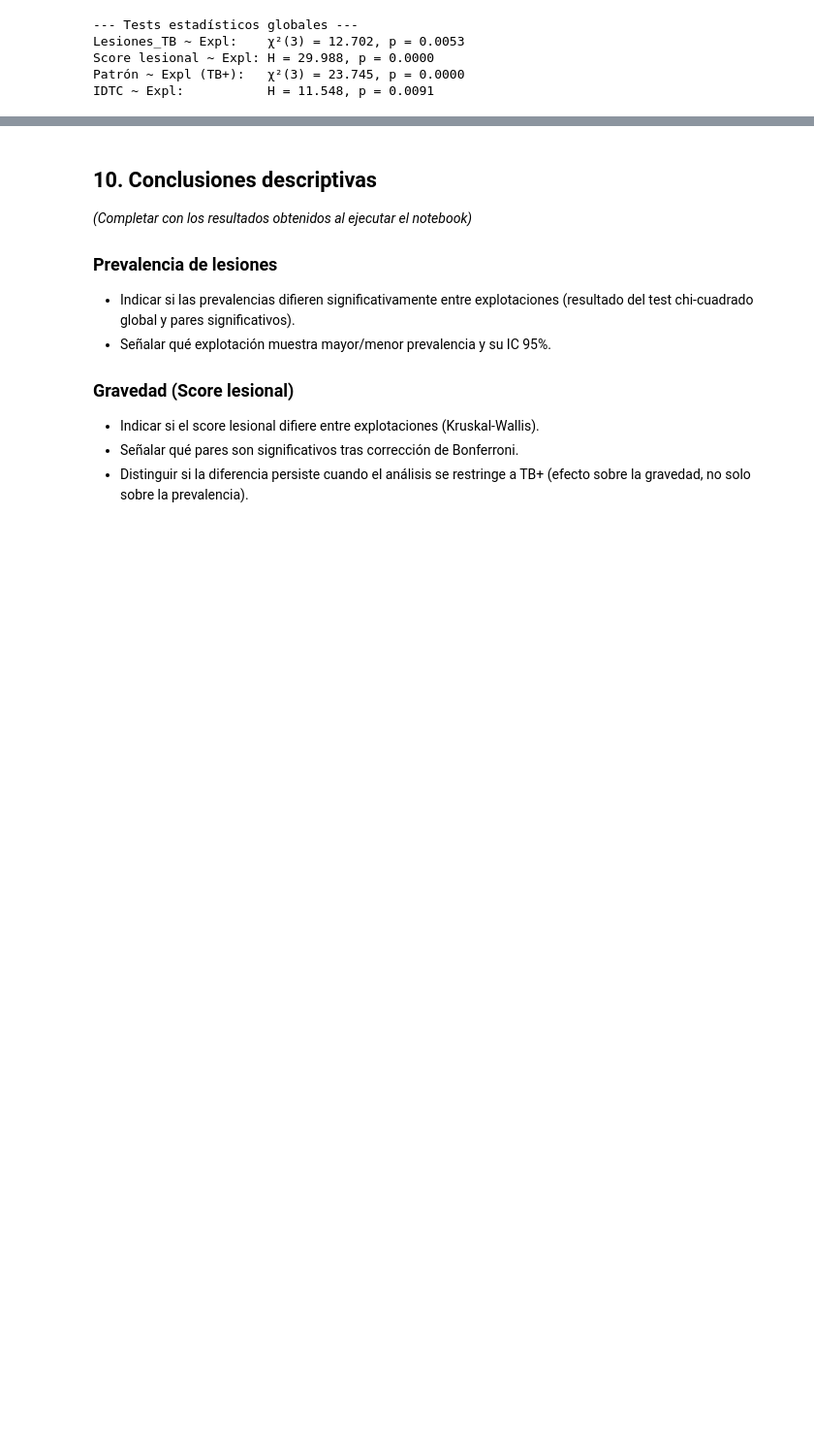
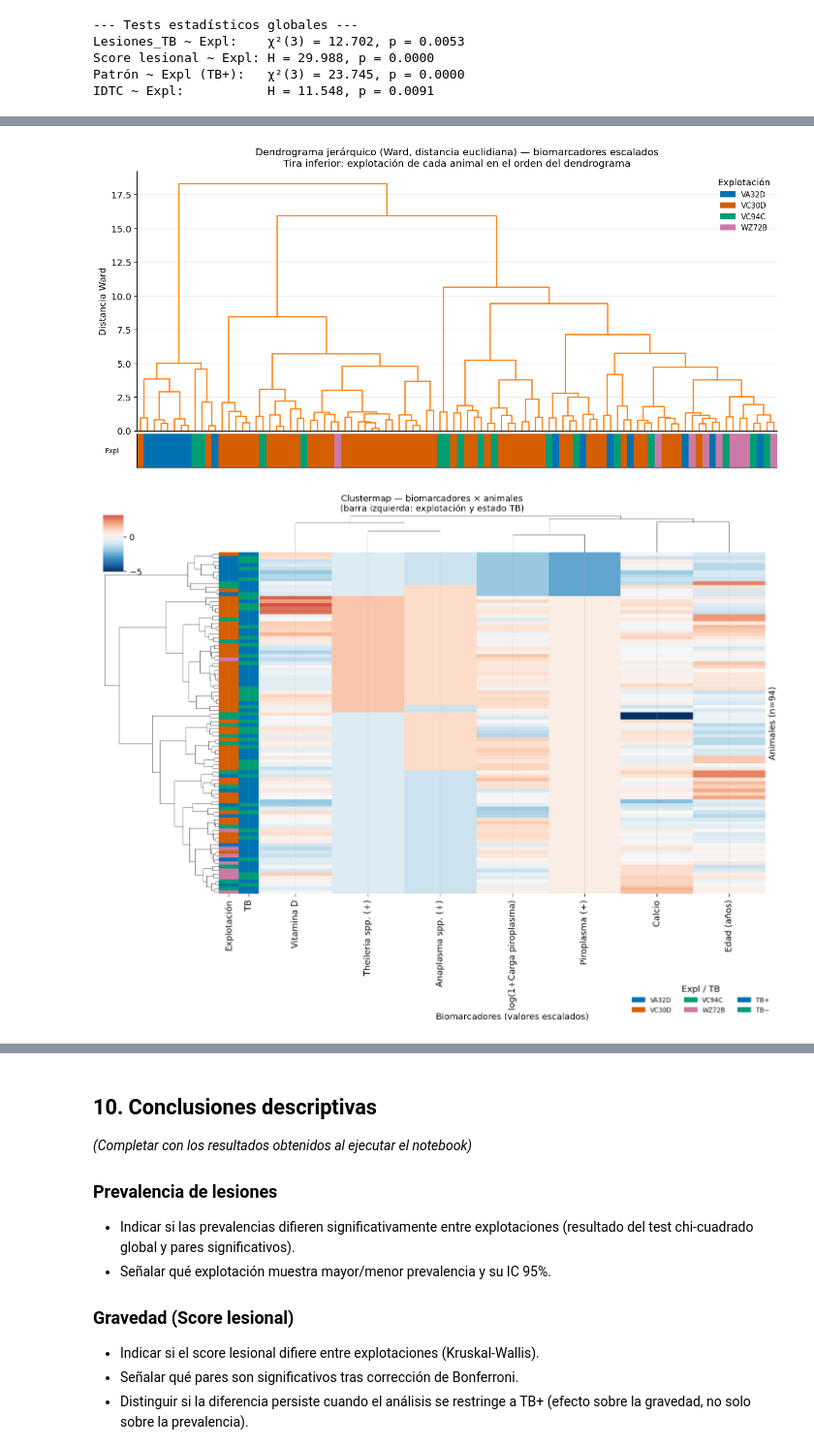
Before and after one commit to obarquero/Tuberculosis_VitD, a Jupyter notebook: analysis_completo/05_Explotacion_LesionesTB_Descriptivo.ipynb, the cells around one changed output, grey strips where cells are left out. Shown at 97% size. Saved outputs shown, nothing was run; the diff lists cells and outputs as text; code cells hidden in the pictures; blank space fills up the shorter version.

```diff
--- a/analysis_completo/05_Explotacion_LesionesTB_Descriptivo.ipynb
+++ b/analysis_completo/05_Explotacion_LesionesTB_Descriptivo.ipynb
@@ -814,0 +1029,68 @@ IDTC ~ Expl:           H = 11.548, p = 0.0091
+# %%
+linked = linkage(X_sc, method="ward")
+
+# ── Dendrograma con tira de color por explotación ─────────────────────────────
+fig, (ax_d, ax_c) = plt.subplots(
+    2, 1, figsize=(14, 6.5),
+    gridspec_kw={"height_ratios": [5, 0.65]},
+    sharex=True,
+)
+fig.subplots_adjust(hspace=0.02)
+
+dend = dendrogram(linked, ax=ax_d, no_labels=True,
+                  color_threshold=np.inf, above_threshold_color="#3a86ff")
+leaf_order = dend["leaves"]
+n_lv = len(leaf_order)
+
+# Tira de color: una barra por hoja en el orden del dendrograma
+x_pos = np.arange(n_lv) * 10 + 5
+for xi, idx in zip(x_pos, leaf_order):
+    ax_c.bar(xi, 1, width=10, color=EXPL_COLORS[grp[idx]], linewidth=0, align="center")
+
+ax_c.set_ylim(0, 1); ax_c.set_yticks([]); ax_c.set_xticks([])
+ax_c.set_ylabel("Expl", fontsize=8, rotation=0, labelpad=30, va="center")
+
+patches_leg = [mpatches.Patch(color=EXPL_COLORS[g], label=g) for g in EXPLOTS]
+ax_d.legend(handles=patches_leg, fontsize=9, loc="upper right", title="Explotación")
+ax_d.set_ylabel("Distancia Ward")
+ax_d.set_title(
+    "Dendrograma jerárquico (Ward, distancia euclidiana) — biomarcadores escalados\n"
+    "Tira inferior: explotación de cada animal en el orden del dendrograma"
+)
+plt.savefig("figures/fig_05_dendrogram.png", dpi=150, bbox_inches="tight")
+plt.show()
+
+# ── Clustermap ────────────────────────────────────────────────────────────────
+df_heat = pd.DataFrame(X_sc, columns=FEAT_LABELS)
+row_ann = pd.DataFrame({
+    "Explotación": [EXPL_COLORS[g] for g in grp],
+    "TB":          [PALETTE[0] if l == 1 else PALETTE[2] for l in les],
+})
+
+g_cm = sns.clustermap(
+    df_heat, method="ward", metric="euclidean",
+    row_colors=row_ann,
+    cmap="RdBu_r", center=0,
+    xticklabels=True, yticklabels=False,
+    figsize=(12, 9),
+    dendrogram_ratio=(0.18, 0.10),
+    cbar_pos=(0.02, 0.87, 0.03, 0.11),
+)
+g_cm.ax_heatmap.set_xlabel("Biomarcadores (valores escalados)")
+g_cm.ax_heatmap.set_ylabel(f"Animales (n={len(df_heat)})")
+g_cm.fig.suptitle(
+    "Clustermap — biomarcadores × animales\n"
+    "(barra izquierda: explotación y estado TB)",
+    y=1.02, fontsize=11,
+)
+leg_p = [mpatches.Patch(color=EXPL_COLORS[g], label=g) for g in EXPLOTS]
+leg_p += [mpatches.Patch(color=PALETTE[0], label="TB+"),
+          mpatches.Patch(color=PALETTE[2], label="TB−")]
+g_cm.fig.legend(handles=leg_p, loc="lower right", fontsize=8,
+                ncol=3, title="Expl / TB",
+                bbox_to_anchor=(1.0, 0.0))
+g_cm.savefig("figures/fig_05_clustermap.png", dpi=150, bbox_inches="tight")
+plt.show()
+# %% [output]
+[figure, added]
+[figure, added]
```
Also changed, not shown: parts of 13 cells of this notebook, 10 other files.
